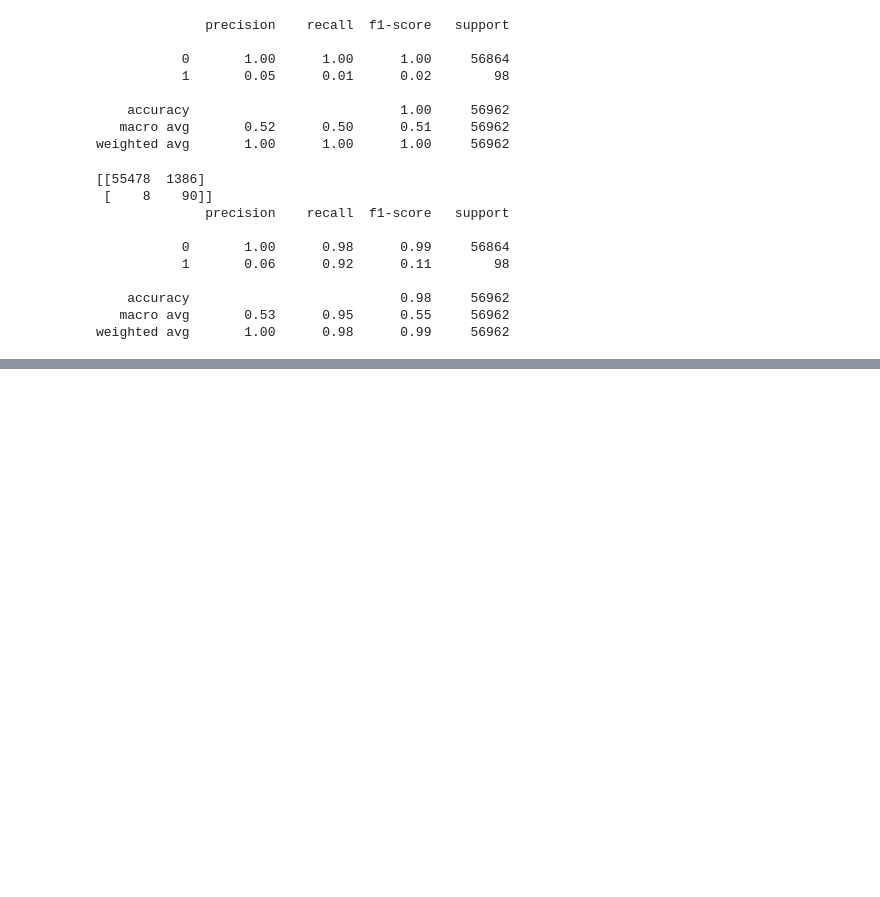
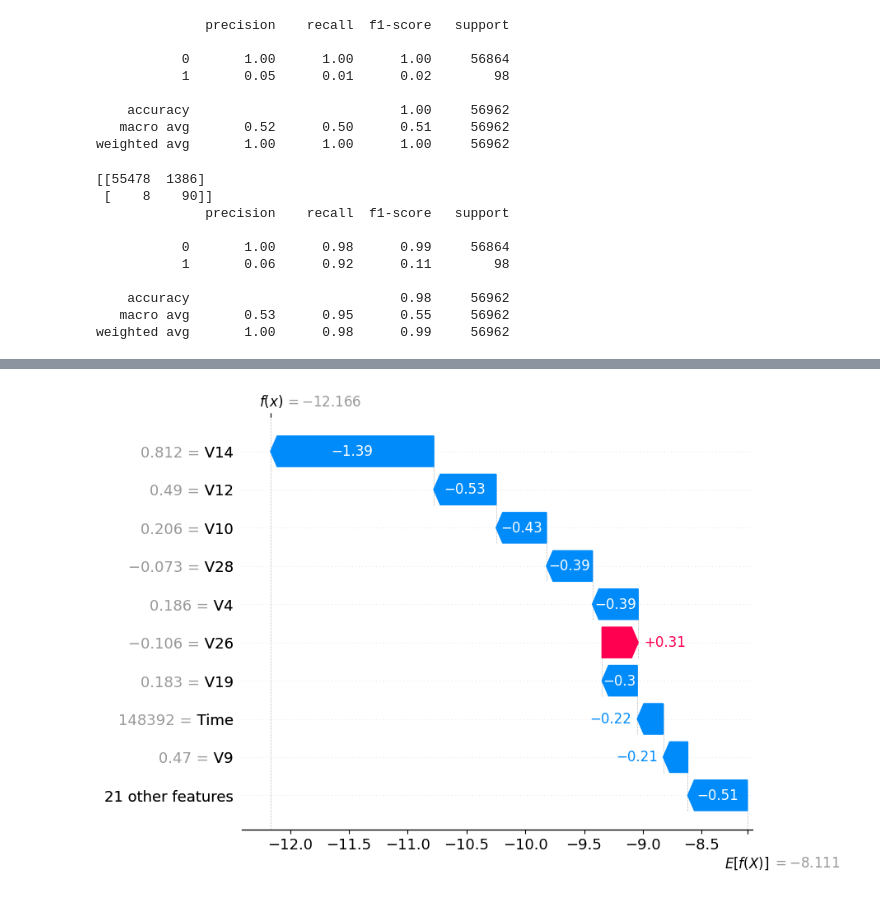
Before and after one commit to ducks5257/Financial-fraud-detection-, a Jupyter notebook: notebooks/data-understanding.ipynb, the cells around one changed output, grey strips where cells are left out. Drawn from its saved outputs; the diff is of its cells as text; code cells hidden in the pictures; blank space fills up the shorter version.

```diff
--- a/notebooks/data-understanding.ipynb
+++ b/notebooks/data-understanding.ipynb
@@ -331,0 +588,4 @@ weighted avg       1.00      0.98      0.99     56962
+# %%
+shap.plots.waterfall(single_shap[0])
+# %% [output]
+[figure, added]
```
Also changed, not shown: parts of 29 cells of this notebook.
